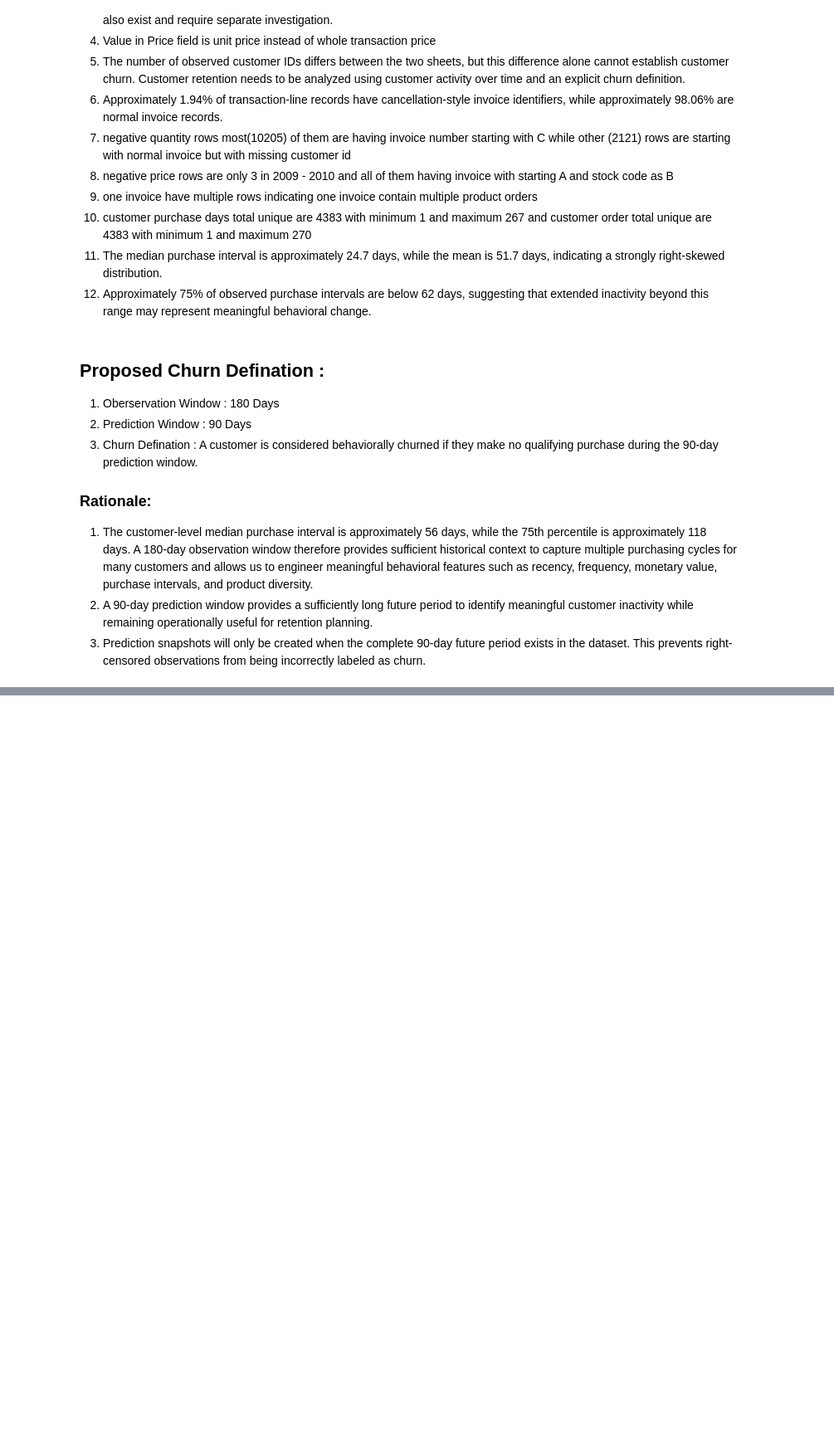
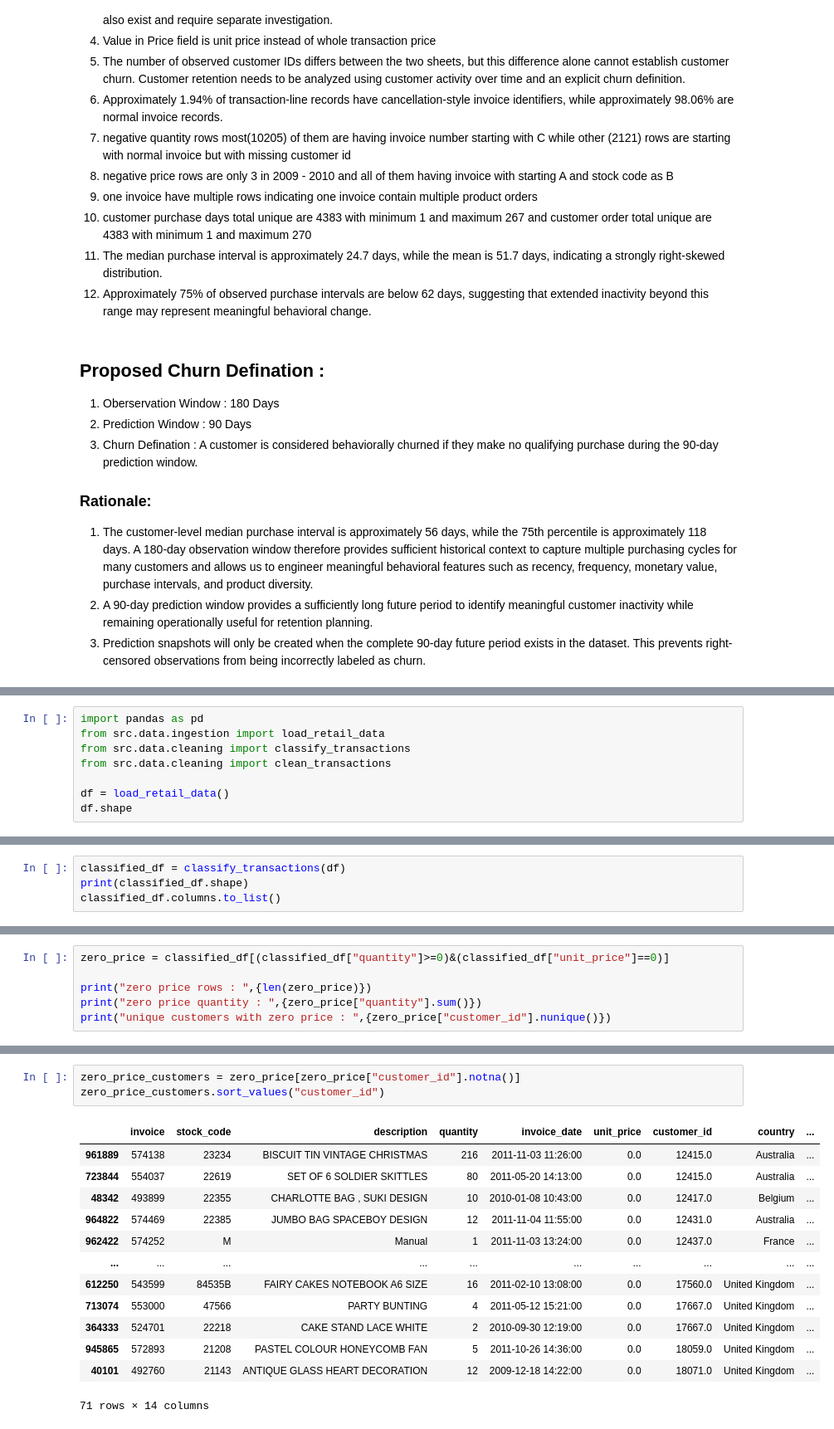
Before and after one commit to VishnuVardhanKasireddy/customer-churn-intelligence-platform, a Jupyter notebook: notebooks/01_data_understanding.ipynb, the cells around one changed output, grey strips where cells are left out. Shown at 83% size. Saved outputs shown, nothing was run; the diff lists cells and outputs as text; blank space fills up the shorter version.

```diff
--- a/notebooks/01_data_understanding.ipynb
+++ b/notebooks/01_data_understanding.ipynb
@@ -644,0 +656,8 @@ dtype: int64
+# %%
+import pandas as pd
+from src.data.ingestion import load_retail_data
+from src.data.cleaning import classify_transactions
+from src.data.cleaning import clean_transactions
+
+df = load_retail_data()
+df.shape
@@ -644,0 +666,4 @@ dtype: int64
+# %%
+classified_df = classify_transactions(df)
+print(classified_df.shape)
+classified_df.columns.to_list()
@@ -644,0 +760,6 @@ dtype: int64
+# %%
+zero_price = classified_df[(classified_df["quantity"]>=0)&(classified_df["unit_price"]==0)]
+
+print("zero price rows : ",{len(zero_price)})
+print("zero price quantity : ",{zero_price["quantity"].sum()})
+print("unique customers with zero price : ",{zero_price["customer_id"].nunique()})
@@ -644,0 +811,17 @@ dtype: int64
+# %%
+zero_price_customers = zero_price[zero_price["customer_id"].notna()]
+zero_price_customers.sort_values("customer_id")
+# %% [output]
+|  | invoice | stock_code | description | quantity | invoice_date | unit_price | customer_id | country | ... |
+| 961889 | 574138 | 23234 | BISCUIT TIN VINTAGE CHRISTMAS | 216 | 2011-11-03 11:26:00 | 0.0 | 12415.0 | Australia | ... |
+| 723844 | 554037 | 22619 | SET OF 6 SOLDIER SKITTLES | 80 | 2011-05-20 14:13:00 | 0.0 | 12415.0 | Australia | ... |
+| 48342 | 493899 | 22355 | CHARLOTTE BAG , SUKI DESIGN | 10 | 2010-01-08 10:43:00 | 0.0 | 12417.0 | Belgium | ... |
+| 964822 | 574469 | 22385 | JUMBO BAG SPACEBOY DESIGN | 12 | 2011-11-04 11:55:00 | 0.0 | 12431.0 | Australia | ... |
+| 962422 | 574252 | M | Manual | 1 | 2011-11-03 13:24:00 | 0.0 | 12437.0 | France | ... |
+| ... | ... | ... | ... | ... | ... | ... | ... | ... | ... |
+| 612250 | 543599 | 84535B | FAIRY CAKES NOTEBOOK A6 SIZE | 16 | 2011-02-10 13:08:00 | 0.0 | 17560.0 | United Kingdom | ... |
+| 713074 | 553000 | 47566 | PARTY BUNTING | 4 | 2011-05-12 15:21:00 | 0.0 | 17667.0 | United Kingdom | ... |
+| 364333 | 524701 | 22218 | CAKE STAND LACE WHITE | 2 | 2010-09-30 12:19:00 | 0.0 | 17667.0 | United Kingdom | ... |
+| 945865 | 572893 | 21208 | PASTEL COLOUR HONEYCOMB FAN | 5 | 2011-10-26 14:36:00 | 0.0 | 18059.0 | United Kingdom | ... |
+| 40101 | 492760 | 21143 | ANTIQUE GLASS HEART DECORATION | 12 | 2009-12-18 14:22:00 | 0.0 | 18071.0 | United Kingdom | ... |
+71 rows × 14 columns
```
Also changed, not shown: parts of 32 cells of this notebook, 2 other files.
